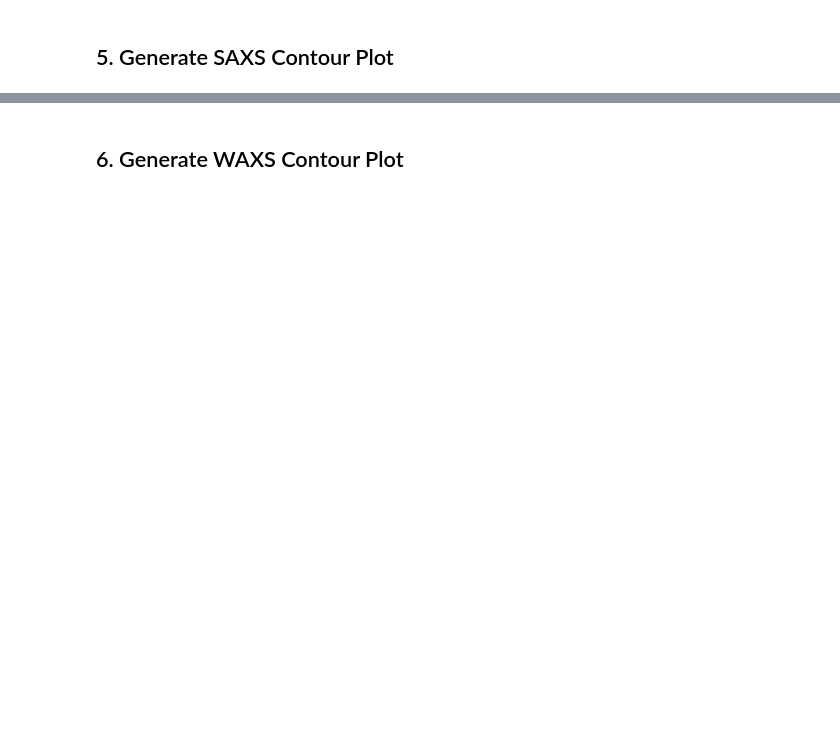
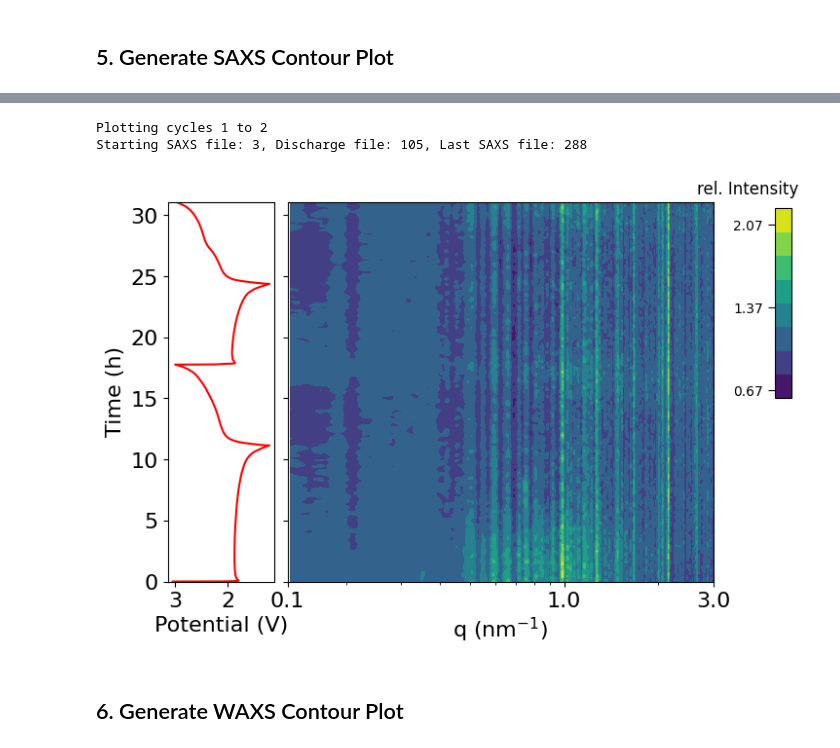
Before and after one commit to PronoyDutta/SAXS_WAXS, a Jupyter notebook: Final_Notebooks/main_analysis.ipynb, the cells around one changed output, grey strips where cells are left out. Drawn from its saved outputs; the diff is of its cells as text; code cells hidden in the pictures; blank space fills up the shorter version.

```diff
--- a/Final_Notebooks/main_analysis.ipynb
+++ b/Final_Notebooks/main_analysis.ipynb
@@ -88,2 +210,46 @@ contourplot(
+# %%
+# Select your cycle range here
+starting_cycle = 1
+end_cycle = 2
+
+# Extract the correct indices based on cycles
+start_idx = 2 * starting_cycle - 2
+end_idx = 2 * end_cycle
+
+saxs_files = ec_results['saxs_file_numbers']
+cycle_indices = ec_results['cycle_change_indices']
+elec_df = ec_results['filtered_dataframe']
+
+starting_file = saxs_files[start_idx]
+last_file = saxs_files[end_idx]
+discharge_file = saxs_files[start_idx + 1]
+
+# Filter electrochemical data for the selected cycles
+# Fallback for columns
+time_col = 'time/s' if 'time/s' in elec_df.columns else elec_df.columns[2]
+
+elec_df_2 = elec_df.loc[cycle_indices[start_idx]:cycle_indices[end_idx]]
+
+print(f"Plotting cycles {starting_cycle} to {end_cycle}")
+print(f"Starting SAXS file: {starting_file}, Discharge file: {discharge_file}, Last SAXS file: {last_file}")
+
+contourplot(
+    plot_type='saxs',
+    data_normalization='relative',
+    Normalization_file=discharge_file, # or starting_file
+    data_dictionary=corrected_saxs,
+    new_time_dict=all_data['TimeStamps_SAXS'],
+    min_limit=sample_settings['SAXS_Min_Limit'],
+    max_limit=sample_settings['SAXS_Max_Limit'],
+    starting_file=starting_file,
+    last_file=last_file,
+    elec_df_2=elec_df_2,
+    y_axis_mode='time',
+    colorbar_position = 'side'
+)
+# %% [output]
+Plotting cycles 1 to 2
+Starting SAXS file: 3, Discharge file: 105, Last SAXS file: 288
+[figure, added]
 # %% [markdown]
 ## 6. Generate WAXS Contour Plot
```
Also changed, not shown: parts of 14 cells of this notebook, 4 other files.
